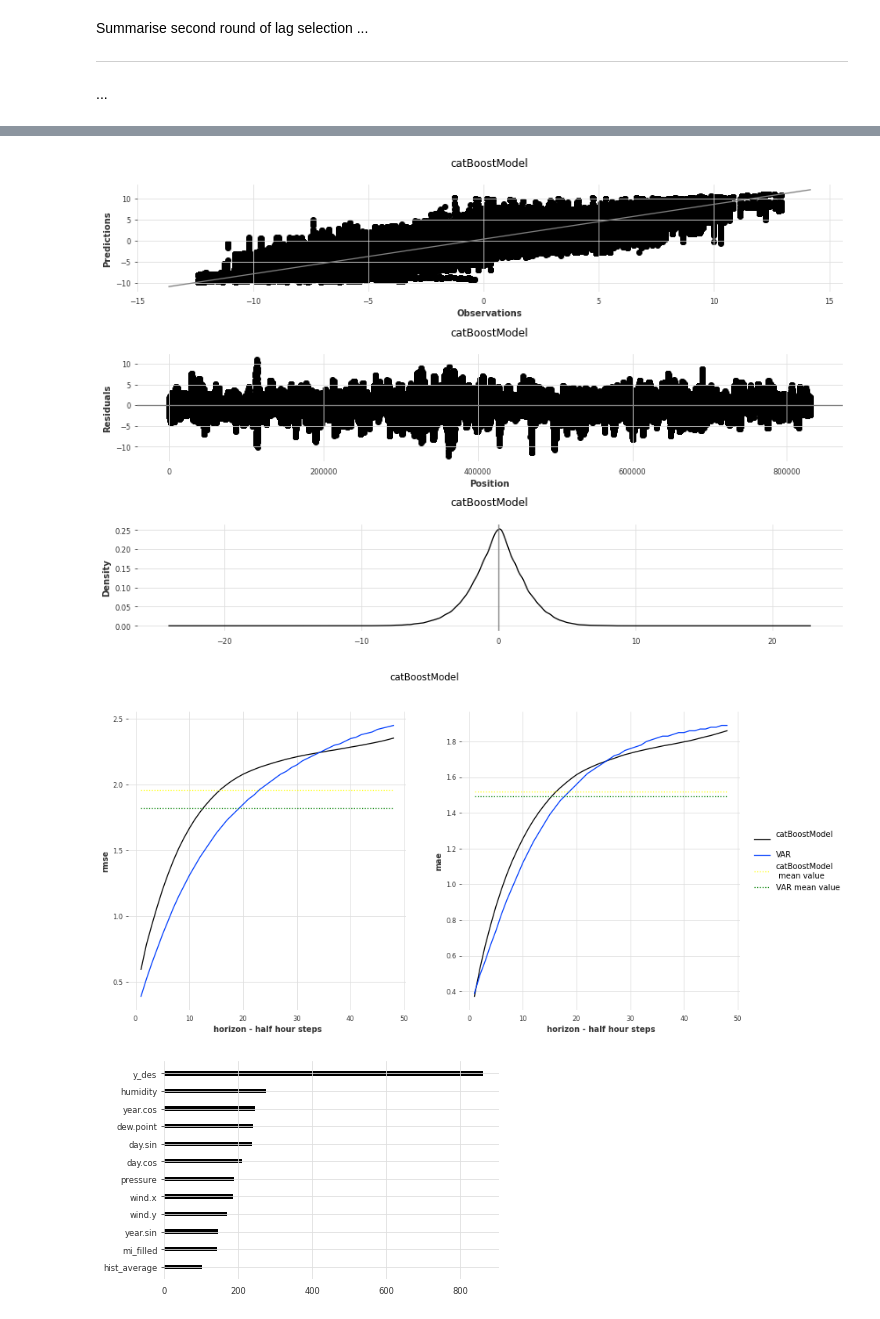
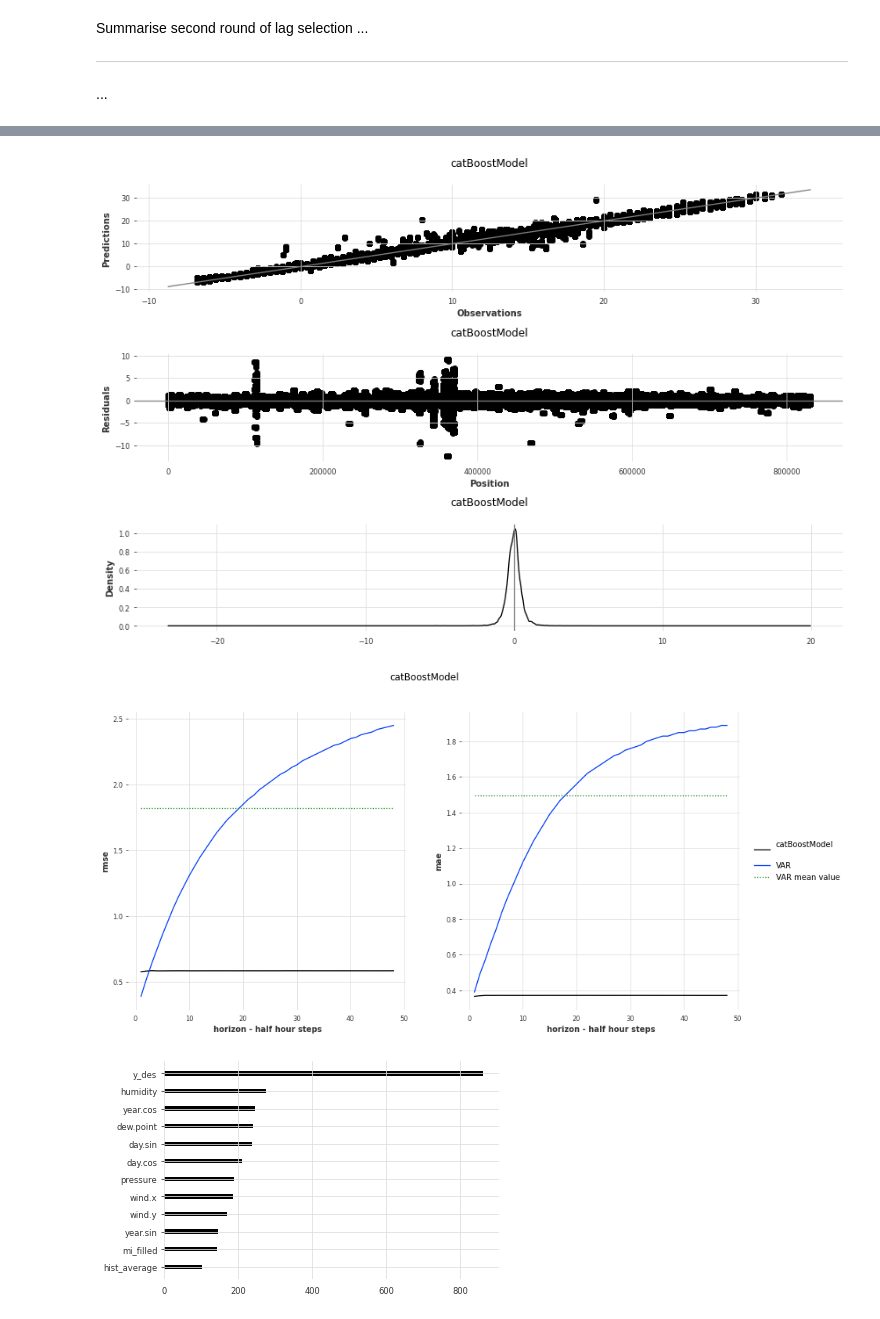
Before and after one commit to makeyourownmaker/CambridgeTemperatureNotebooks, a Jupyter notebook: notebooks/gradient_boosting.ipynb, the cells around one changed output, grey strips where cells are left out. Saved outputs shown, nothing was run; the diff lists cells and outputs as text; code cells hidden in the pictures.

```diff
--- a/notebooks/gradient_boosting.ipynb
+++ b/notebooks/gradient_boosting.ipynb
@@ -216,9 +216,9 @@ cols = ['ds', 'y', 'y_seasonal', 'y_des', 'humidity', 'pressure', \
         'day_spline_0', 'day_spline_1', 'day_spline_2', 'day_spline_3', \
         'day_spline_4', 'day_spline_5',  'day_spline_6', 'day_spline_7', \
         'day_spline_8', 'day_spline_9', 'day_spline_10', 'day_spline_11', \
-        #'year_spline_0', 'year_spline_1', 'year_spline_2', 'year_spline_3', \
-        #'year_spline_4', 'year_spline_5',  'year_spline_6', 'year_spline_7', \
-        #'year_spline_8', 'year_spline_9', 'year_spline_10', 'year_spline_11', \
+        'year_spline_0', 'year_spline_1', 'year_spline_2', 'year_spline_3', \
+        'year_spline_4', 'year_spline_5',  'year_spline_6', 'year_spline_7', \
+        'year_spline_8', 'year_spline_9', 'year_spline_10', 'year_spline_11', \
         'missing', 'known_inaccuracy', 'isd_outlier', 'long_run', 'spike', \
         'cooksd_out', 'isd_3_sigma', 'isd_filled', 'hist_average', \
         'mi_filled', 'mi_spike_interp', 'lin_interp']
@@ -330,6 +330,9 @@ else:
 tsf = pd.read_csv(tsf_url, compression='xz', parse_dates=['ds'])
 tsf.set_index('ds', drop=False, inplace=True)
 tsf = tsf.asfreq(freq='30min')
+
+# drop former index column
+tsf = tsf.drop('Unnamed: 0', axis = 1)
 
 print("tsf:")
 print(tsf.info())
@@ -1478,6 +1651,8 @@ print("trues_df:\n", trues_df)
 
 hist_comp = pd.concat([trues_df, preds_df['y_des']], axis = 1)
 hist_comp.columns = ['y_des', 'y_seasonal', 'missing', 'pred']
+hist_comp['y_des'] += hist_comp['y_seasonal']
+hist_comp['pred'] += hist_comp['y_seasonal']
 hist_comp['res'] = hist_comp['y_des'] - hist_comp['pred']
 hist_comp['missing'] = hist_comp['missing'].astype(int)
 
@@ -1542,6 +1717,7 @@ def plot_horizon_metrics(data, title):
       rmse_h[i-1] = rmse_(obs, preds)
       mae_h[i-1]  =  mae_(obs, preds)
       # mae_h[i]  = np.median(np.abs(obs - preds))  # for comparison with baselines
+    # print("rmse_h:\n", rmse_h)
 
     # plot metrics for horizons
     fig, axs = plt.subplots(1, 2, figsize = (14, 7))
@@ -1556,7 +1732,7 @@ def plot_horizon_metrics(data, title):
        2.24, 2.26, 2.28, 2.3 , 2.31, 2.33, 2.35, 2.36, 2.38, 2.39, 2.4 ,
        2.42, 2.43, 2.44, 2.45])
     axs[0].plot(steps, var_rmse, label='VAR')
-    axs[0].hlines(np.mean(rmse_h), xmin=1, xmax=horizon, color='yellow', linestyles='dotted', label=mean_val_lab)
+    # axs[0].hlines(np.mean(rmse_h), xmin=1, xmax=horizon, color='yellow', linestyles='dotted', label=mean_val_lab)
     axs[0].hlines(np.mean(var_rmse), xmin=1, xmax=horizon, color='green', linestyles='dotted', label='VAR mean value')
     axs[0].set_xlabel("horizon - half hour steps")
     axs[0].set_ylabel("rmse")
@@ -1568,7 +1744,7 @@ def plot_horizon_metrics(data, title):
        1.81, 1.82, 1.83, 1.83, 1.84, 1.85, 1.85, 1.86, 1.86, 1.87, 1.87,
        1.88, 1.88, 1.89, 1.89])
     axs[1].plot(steps, var_mae, label='VAR')
-    axs[1].hlines(np.mean(mae_h), xmin=1, xmax=horizon, color='yellow', linestyles='dotted', label=mean_val_lab)
+    # axs[1].hlines(np.mean(mae_h), xmin=1, xmax=horizon, color='yellow', linestyles='dotted', label=mean_val_lab)
     axs[1].hlines(np.mean(var_mae), xmin=1, xmax=horizon, color='green', linestyles='dotted', label='VAR mean value')
     axs[1].set_xlabel("horizon - half hour steps")
     axs[1].set_ylabel("mae")
@@ -1601,35 +1777,35 @@ def plot_residuals(obs, preds, title):
 def plot_residuals_dist(obs, preds, title):
     data = obs - preds
     plt.subplot(3, 1, 3)
     pd.Series(data).plot(kind = 'density')
     plt.axvline(x = 0, color = 'grey')
     plt.title(title)
     plt.tight_layout()
     plt.show()
 
 
 def rmse_(obs, preds):
     return np.sqrt(np.mean((obs - preds) ** 2))
 
 
 def mse_(obs, preds):
     return np.mean((obs - preds) ** 2)
 
 
 def mae_(obs, preds):
     "mean absolute error - equivalent to the keras loss function"
     return np.mean(np.abs(obs - preds))  # keras loss
     # return np.median(np.abs(obs - preds))  # earlier baselines
 
 
 title = 'catBoostModel\n'
 plot_obs_preds(hist_comp['y_des'], hist_comp['pred'], title)
 plot_residuals(hist_comp['y_des'], hist_comp['pred'], title)
 plot_residuals_dist(hist_comp['y_des'], hist_comp['pred'], title)
 plot_horizon_metrics(hist_comp, title)
 # %% [output]
-[figure, old version]
+[figure, new version]
-[figure, old version]
+[figure, new version]
 # %%
 def plot_importances(model, data, include_cols = None, y_col = 'y_des', \
                      x_cols = ['y', 'y_seasonal', 'y_des', 'dew.point_des', 'dew.point_seasonal']):
```
Also changed, not shown: parts of 10 cells of this notebook.
